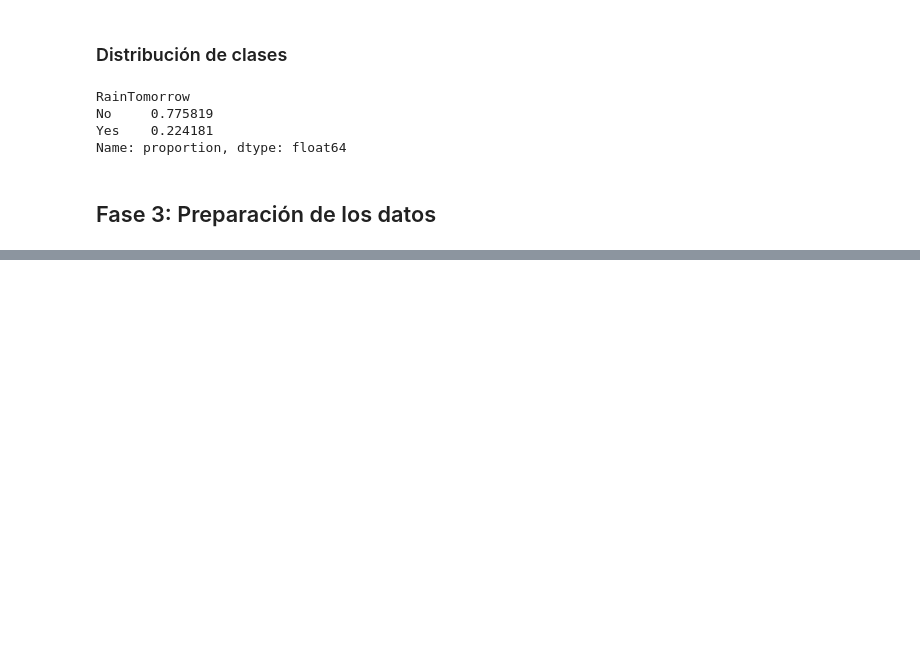
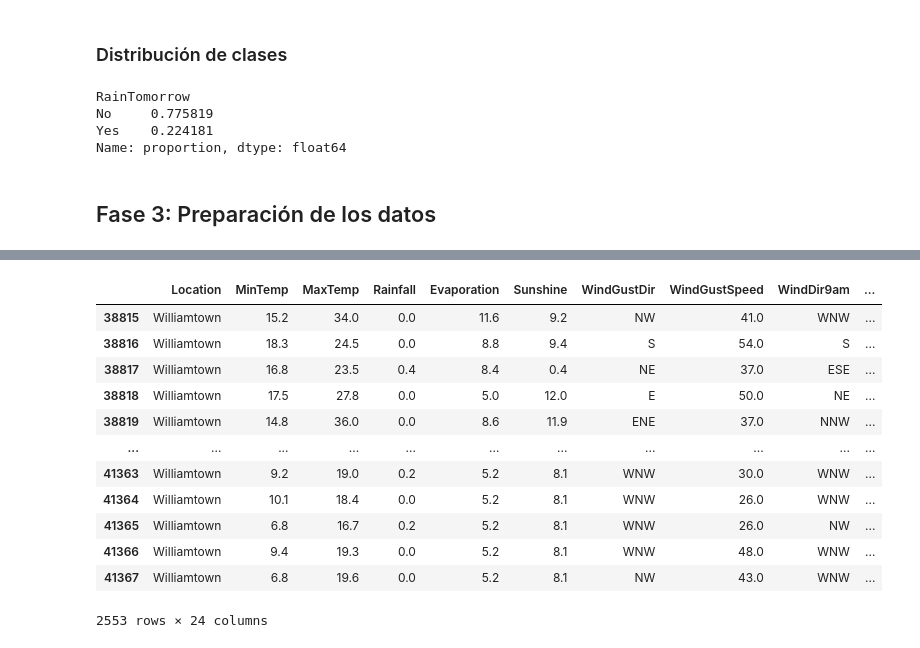
Before and after one commit to eritoD/InformeMineriaDeDatos, a Jupyter notebook: informe.ipynb, the cells around one changed output, grey strips where cells are left out. Drawn from its saved outputs; the diff is of its cells as text; code cells hidden in the pictures; blank space fills up the shorter version.

```diff
--- a/informe.ipynb
+++ b/informe.ipynb
@@ -315,0 +189,55 @@ print(f"\n✅ Datos preparados para modelado")
+# %%
+cols_media = ['MinTemp', 'MaxTemp', 'Temp9am', 'Temp3pm',
+              'Humidity9am', 'Humidity3pm',
+              'Pressure9am', 'Pressure3pm',
+              'WindGustSpeed', 'WindSpeed9am', 'WindSpeed3pm']
+
+for col in cols_media:
+    df[col] = df.groupby('Location')[col].transform(
+        lambda x: x.fillna(x.mean())
+    )
+# %%
+cols_mediana = ['Rainfall', 'Evaporation', 'Sunshine',
+                'Cloud9am', 'Cloud3pm']
+
+for col in cols_mediana:
+    df[col] = df.groupby('Location')[col].transform(
+        lambda x: x.fillna(x.median())
+    )
+    df[col] = df[col].fillna(df[col].median())
+# %%
+# Primero imputas por Location (como ya tienes)
+# Luego, para los que quedaron NaN, usas la mediana global
+cols_mediana = ['Rainfall', 'Evaporation', 'Sunshine', 'Cloud9am', 'Cloud3pm']
+
+for col in cols_mediana:
+    # Paso 1: mediana por Location
+    df[col] = df.groupby('Location')[col].transform(
+        lambda x: x.fillna(x.median())
+    )
+    # Paso 2: si quedaron NaN (ciudad sin ningún dato), mediana global
+    df[col] = df[col].fillna(df[col].median())
+# %%
+cols_moda = ['WindGustDir', 'WindDir9am', 'WindDir3pm', 'RainToday']
+
+for col in cols_moda:
+    df[col] = df.groupby('Location')[col].transform(
+        lambda x: x.fillna(x.mode()[0] if not x.mode().empty else x)
+    )
+# %%
+# Cambiar 'Albury' por la ciudad que quieras ver
+df[df['Location'] == 'Williamtown']
+# %% [output]
+|  | Location | MinTemp | MaxTemp | Rainfall | Evaporation | Sunshine | WindGustDir | WindGustSpeed | WindDir9am | ... |
+| 38815 | Williamtown | 15.2 | 34.0 | 0.0 | 11.6 | 9.2 | NW | 41.0 | WNW | ... |
+| 38816 | Williamtown | 18.3 | 24.5 | 0.0 | 8.8 | 9.4 | S | 54.0 | S | ... |
+| 38817 | Williamtown | 16.8 | 23.5 | 0.4 | 8.4 | 0.4 | NE | 37.0 | ESE | ... |
+| 38818 | Williamtown | 17.5 | 27.8 | 0.0 | 5.0 | 12.0 | E | 50.0 | NE | ... |
+| 38819 | Williamtown | 14.8 | 36.0 | 0.0 | 8.6 | 11.9 | ENE | 37.0 | NNW | ... |
+| ... | ... | ... | ... | ... | ... | ... | ... | ... | ... | ... |
+| 41363 | Williamtown | 9.2 | 19.0 | 0.2 | 5.2 | 8.1 | WNW | 30.0 | WNW | ... |
+| 41364 | Williamtown | 10.1 | 18.4 | 0.0 | 5.2 | 8.1 | WNW | 26.0 | WNW | ... |
+| 41365 | Williamtown | 6.8 | 16.7 | 0.2 | 5.2 | 8.1 | WNW | 26.0 | NW | ... |
+| 41366 | Williamtown | 9.4 | 19.3 | 0.0 | 5.2 | 8.1 | WNW | 48.0 | WNW | ... |
+| 41367 | Williamtown | 6.8 | 19.6 | 0.0 | 5.2 | 8.1 | NW | 43.0 | WNW | ... |
+2553 rows × 24 columns
```
Also changed, not shown: parts of 18 cells of this notebook.
